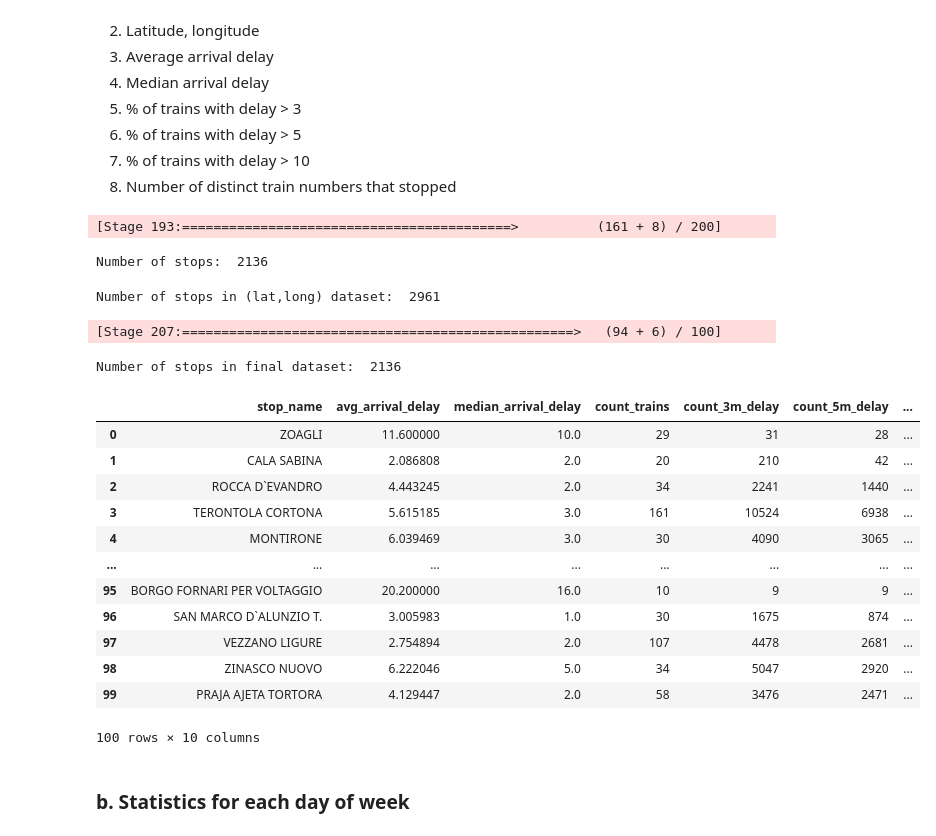
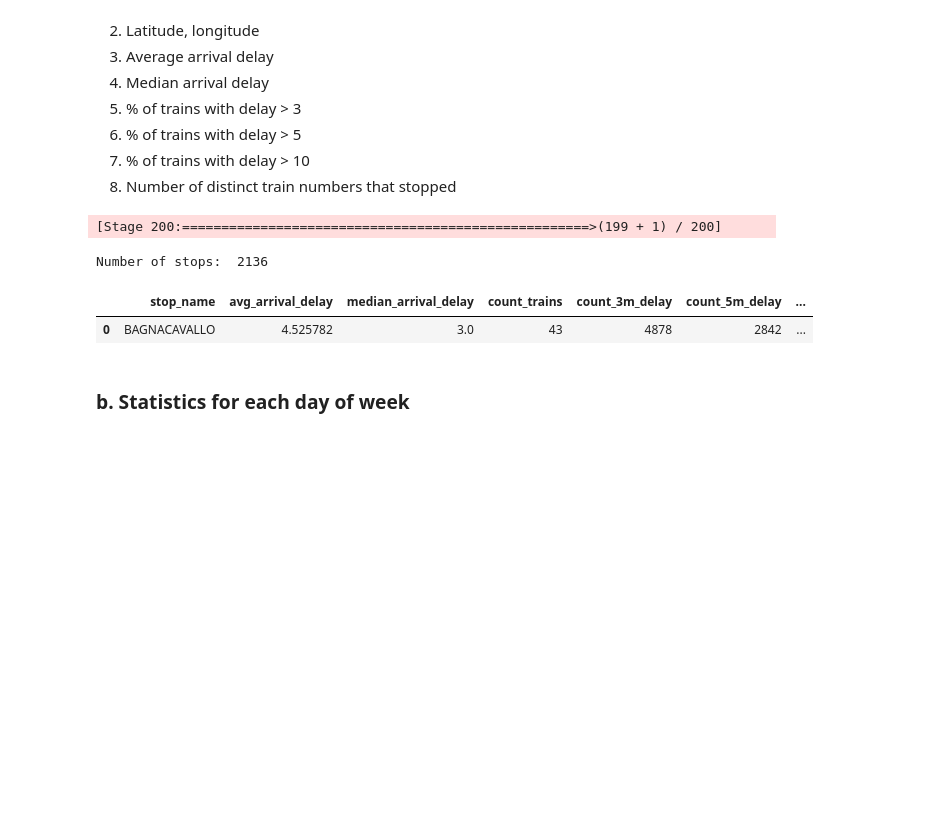
Before and after one commit to giacomoorsi/OpenRitardi, a Jupyter notebook: data/data_generation.ipynb, the cells around one changed output. Drawn from its saved outputs; the diff is of its cells as text; code cells hidden in the pictures; blank space fills up the shorter version.

Commit message:
Improving notebook and removing NA delays

```diff
--- a/data/data_generation.ipynb
+++ b/data/data_generation.ipynb
@@ -87,7 +87,7 @@ df.columns
  'stop_arrival_delay',
  'stop_departure_delay']
 # %%
-df = df.repartition(100, "stop_name", "train_class")
+df = df.repartition(1000, "stop_name", "train_class")
 # %%
 # load the dataset of the stops
 stops = spark.read.csv("stops.csv", header=True, inferSchema=True)
@@ -162,10 +162,5 @@ Distinct values for column train_sep: 12
 Distinct values for column train_sub: 4
 # %%
-# remove all values of delays that are not in the range [-100, 300] if they are numerical
-MIN_DELAY = -100
-MAX_DELAY = 300
-df = df.filter((col("stop_arrival_delay").cast("double").isNull()) | (col("stop_arrival_delay").cast("double") >= MIN_DELAY) & (col("stop_arrival_delay").cast("double") <= MAX_DELAY))
-
 # for trains that have a non-null `train_sub`, we replace `train_class` with `train_sub`
 # NOTE: `train_sub` contains the category of high speed train (e.g. "FR", "FB", "FA" which stand for Frecciarossa, Frecciabianca, Frecciargento)
 # When a train is high speed, `train_class` is empty, apart from one case, which is the FrecciaRossa Milano -> Paris where the train_class is EC (EuroCity)
@@ -176,3 +171,13 @@ df = df.withColumn("train_class", F.when(col("train_sub").isNotNull(), col("trai
 KEEP_TRAIN_CLASSES = ["IC", "ICN", "REG", "", "EC", "FA", "FB", "FR"]
 
 df = df.filter(col("train_class").isin(KEEP_TRAIN_CLASSES))
+df = df.withColumn("stop_arrival_delay", col("stop_arrival_delay").cast("double"))
+
+
+# remove all values of delays that are not in the range [-100, 300] if they are numerical
+MIN_DELAY = -100
+MAX_DELAY = 300
+df_stations = df.filter((col("stop_arrival_delay").isNotNull()) & (col("stop_arrival_delay") >= MIN_DELAY) & (col("stop_arrival_delay") <= MAX_DELAY))
+df_stations = df_stations.cache()
+print("Number of observations before filtering: ", df.count())
+print("Number of observations after filtering: ", df_stations.count())
@@ -190,21 +200,19 @@ For each distinct station, we want to obtain:
 8. Number of distinct train numbers that stopped
 # %%
 # create a dataframe that counts the number of trains passed by each stop
-stop_counts = df.groupBy("stop_name").agg(F.count("train_number").alias("count_stops")).cache()
+stop_counts = df_stations.groupBy("stop_name").agg(F.count("train_number").alias("count_stops")).cache()
 # %%
 # add column True if train had > 3 minutes of delay
-data_stop = df.join(stops, on="stop_name", how="inner")
+data_stop = df_stations.join(stops, on="stop_name", how="inner")
 
 data_stop = data_stop \
-    .filter(col("stop_arrival_delay").cast("double").isNotNull()) \
-    .withColumn("stop_arrival_delay_double", col("stop_arrival_delay").cast("double")) \
-    .drop("stop_arrival_delay") \
-    .withColumnRenamed("stop_arrival_delay_double", "stop_arrival_delay") \
     .withColumn("3m_delay", col("stop_arrival_delay") > 3)\
     .withColumn("5m_delay", col("stop_arrival_delay") > 5)\
     .withColumn("10m_delay", col("stop_arrival_delay") > 10)\
     .withColumn("day_of_week", F.date_format(F.col("date"), "E"))\
     .withColumn("train_id", concat(col("train_class"), col("train_number")))
+
+data_stop = data_stop.cache()
 # %%
 data_stop_stat = data_stop.groupBy("stop_name") \
     .agg(
@@ -219,17 +227,9 @@ data_stop_stat = data_stop.groupBy("stop_name") \
         F.first("stop_lon").alias("stop_lon")
     ).join(stop_counts, on="stop_name", how="inner")
 # %%
+data_stop_stat = data_stop_stat.cache()
 print("Number of stops: ", data_stop_stat.count())
 # %% [output]
-[Stage 193:==========================================>          (161 + 8) / 200]
+[Stage 200:====================================================>(199 + 1) / 200]
 Number of stops:  2136
-# %%
-print("Number of stops in (lat,long) dataset: ", stops.count())
-# %% [output]
-Number of stops in (lat,long) dataset:  2961
-# %%
-print("Number of stops in final dataset: ", data_stop_stat.count())
-# %% [output]
-[Stage 207:==================================================>   (94 + 6) / 100]
-Number of stops in final dataset:  2136
 # %%
@@ -245,20 +243,9 @@ data_stop_stat = data_stop_stat.cache()
 # %%
-data_stop_pandas = data_stop_stat.toPandas()
-data_stop_pandas.head(100)
+data_stop_stat_pandas = data_stop_stat.toPandas()
+data_stop_stat_pandas.head(1)
 # %% [output]
 |  | stop_name | avg_arrival_delay | median_arrival_delay | count_trains | count_3m_delay | count_5m_delay | ... |
-| 0 | ZOAGLI | 11.600000 | 10.0 | 29 | 31 | 28 | ... |
-| 1 | CALA SABINA | 2.086808 | 2.0 | 20 | 210 | 42 | ... |
-| 2 | ROCCA D`EVANDRO | 4.443245 | 2.0 | 34 | 2241 | 1440 | ... |
-| 3 | TERONTOLA CORTONA | 5.615185 | 3.0 | 161 | 10524 | 6938 | ... |
-| 4 | MONTIRONE | 6.039469 | 3.0 | 30 | 4090 | 3065 | ... |
-| ... | ... | ... | ... | ... | ... | ... | ... |
-| 95 | BORGO FORNARI PER VOLTAGGIO | 20.200000 | 16.0 | 10 | 9 | 9 | ... |
-| 96 | SAN MARCO D`ALUNZIO T. | 3.005983 | 1.0 | 30 | 1675 | 874 | ... |
-| 97 | VEZZANO LIGURE | 2.754894 | 2.0 | 107 | 4478 | 2681 | ... |
-| 98 | ZINASCO NUOVO | 6.222046 | 5.0 | 34 | 5047 | 2920 | ... |
-| 99 | PRAJA AJETA TORTORA | 4.129447 | 2.0 | 58 | 3476 | 2471 | ... |
+| 0 | BAGNACAVALLO | 4.525782 | 3.0 | 43 | 4878 | 2842 | ... |
-100 rows × 10 columns
 # %%
 # save as csv
 if SAVE_COMPUTATIONS:
```
Also changed, not shown: parts of 28 cells of this notebook.
